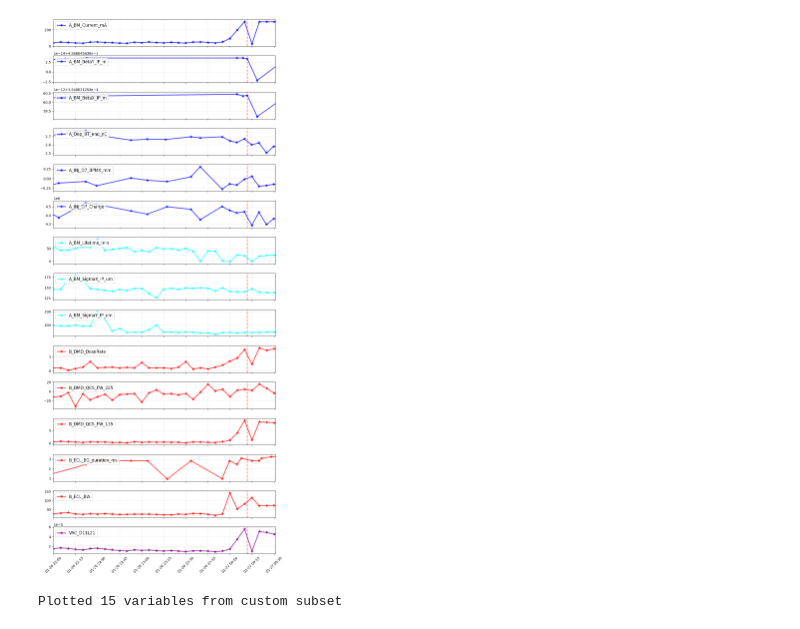
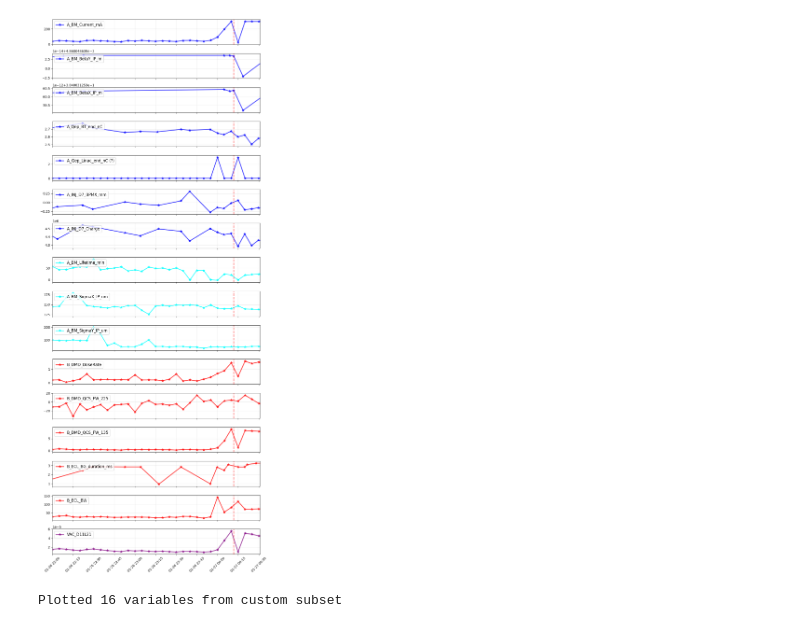
Before and after one commit to xylulu/SBL_code, a Jupyter notebook: multi_plot.ipynb, the cells around one changed output. Drawn from its saved outputs; the diff is of its cells as text; code cells hidden in the pictures.

Commit message:
automated multi-plot

```diff
--- a/multi_plot.ipynb
+++ b/multi_plot.ipynb
@@ -145,19 +145,33 @@ def get_friendly_name_from_event_col(col_name):
             return f"{prefix}_{friendly}"
     return col_name
 
-# Define file paths for all 4 files
-acc_file1 = Path('/Users/xylu/Desktop/Data/machine_local/acc/2026-02-03T18_22_22.942Z.csv')
-acc_file2 = Path('/Users/xylu/Desktop/Data/machine_local/acc/2026-02-03T18_23_40.600Z.csv')
-acc_file3 = Path('/Users/xylu/Desktop/Data/machine_local/acc/2026-02-03T18_23_48.166Z.csv')
-belle2_file = Path('/Users/xylu/Desktop/Data/machine_local/belle2/2026-02-03T18_14_05.284Z.csv')
-vacuum_file = Path('/Users/xylu/Desktop/Data/machine_local/vacuum/2026-02-03T17_55_43.080Z.csv')
+# Define directory paths
+acc_dir = Path('/Users/xylu/Desktop/Data/machine_local/acc')
+belle2_dir = Path('/Users/xylu/Desktop/Data/machine_local/belle2')
+vacuum_dir = Path('/Users/xylu/Desktop/Data/machine_local/vacuum')
+
+# Load all CSV files from each folder (sorted by filename)
+acc_files = sorted(acc_dir.glob('*.csv'))
+belle2_files = sorted(belle2_dir.glob('*.csv'))
+vacuum_files = sorted(vacuum_dir.glob('*.csv'))
+
+print(f"Found {len(acc_files)} ACC files: {[f.name for f in acc_files]}")
+print(f"Found {len(belle2_files)} Belle2 files: {[f.name for f in belle2_files]}")
+print(f"Found {len(vacuum_files)} Vacuum files: {[f.name for f in vacuum_files]}")
+
+# Assign files to variables (ensure we have the expected number)
+acc_file1 = acc_files[0] if len(acc_files) > 0 else None
+acc_file2 = acc_files[1] if len(acc_files) > 1 else None
+acc_file3 = acc_files[2] if len(acc_files) > 2 else None
+belle2_file = belle2_files[0] if len(belle2_files) > 0 else None
+vacuum_file = vacuum_files[0] if len(vacuum_files) > 0 else None
 
 # Read all CSV files with timestamp parsing
-acc_df1 = pd.read_csv(acc_file1, parse_dates=['Timestamp'])
-acc_df2 = pd.read_csv(acc_file2, parse_dates=['Timestamp'])
-acc_df3 = pd.read_csv(acc_file3, parse_dates=['Timestamp'])
-belle2_df = pd.read_csv(belle2_file, parse_dates=['Timestamp'])
-vacuum_df = pd.read_csv(vacuum_file, parse_dates=['Timestamp'])
+acc_df1 = pd.read_csv(acc_file1, parse_dates=['Timestamp']) if acc_file1 else pd.DataFrame()
+acc_df2 = pd.read_csv(acc_file2, parse_dates=['Timestamp']) if acc_file2 else pd.DataFrame()
+acc_df3 = pd.read_csv(acc_file3, parse_dates=['Timestamp']) if acc_file3 else pd.DataFrame()
+belle2_df = pd.read_csv(belle2_file, parse_dates=['Timestamp']) if belle2_file else pd.DataFrame()
+vacuum_df = pd.read_csv(vacuum_file, parse_dates=['Timestamp']) if vacuum_file else pd.DataFrame()
 
 # print(f"ACC file 1 shape: {acc_df1.shape}")
 # print(f"ACC file 2 shape: {acc_df2.shape}")
@@ -463,7 +477,7 @@ subset_vars = [
     "A_BM_BetaX_IP_m",
     # "A_BM_CapSigmaY_um",
     "A_Qep_BT_end_nC",
-    "A_Qep_Linac_end_nC",
+    "A_Qep_Linac_end_nC (?)",
     # "A_INJ_Effi",
     # "A_INJ_Rep_ep_Hz",
     # "A_INJ_Kicker_Height_mm",
@@ -571,35 +585,35 @@ for i, item in enumerate(subset_data):
                  marker='*', markersize=8, alpha=0.7, linestyle='-', linewidth=2.5,
                  color=color, label=f'{friendly_name}')
 
     # Set y-limits based on visible data range
     mask = (df['Timestamp'] >= PLOT_START) & (df['Timestamp'] <= PLOT_END)
     if mask.any():
         y_data = df.loc[mask, col].dropna()
         if len(y_data) > 0:
             y_min, y_max = y_data.min(), y_data.max()
             y_pad = (y_max - y_min) * 0.1 if y_max != y_min else abs(y_max) * 0.1
             axes[i].set_ylim(y_min - y_pad, y_max + y_pad)
 
     axes[i].legend(loc='upper left', fontsize=12)
     axes[i].grid(True, alpha=0.3)
     if i < len(subset_data) - 1:
         axes[i].set_xlabel('')
 
 axes[-1].xaxis.set_major_formatter(mdates.DateFormatter('%m-%d %H:%M'))
 for ax in axes:
     ax.set_xlim(PLOT_START, PLOT_END)
     if EVENT_MARKER is not None:
         ax.axvline(EVENT_MARKER, color='red', linestyle='--', linewidth=2, alpha=0.7, label='Event')
 
 plt.xticks(rotation=45, fontsize=10)
 plt.subplots_adjust(hspace=0.3)
 plt.tight_layout()
 plt.show()
 
 print(f"Plotted {len(subset_data)} variables from custom subset")
 # %% [output]
-[figure, old version]
+[figure, new version]
-Plotted 15 variables from custom subset
+Plotted 16 variables from custom subset
 # %%
 # Build event-aligned data (next numeric value after event) + photocurrent
 events = [
```
Also changed, not shown: parts of 3 cells of this notebook.
